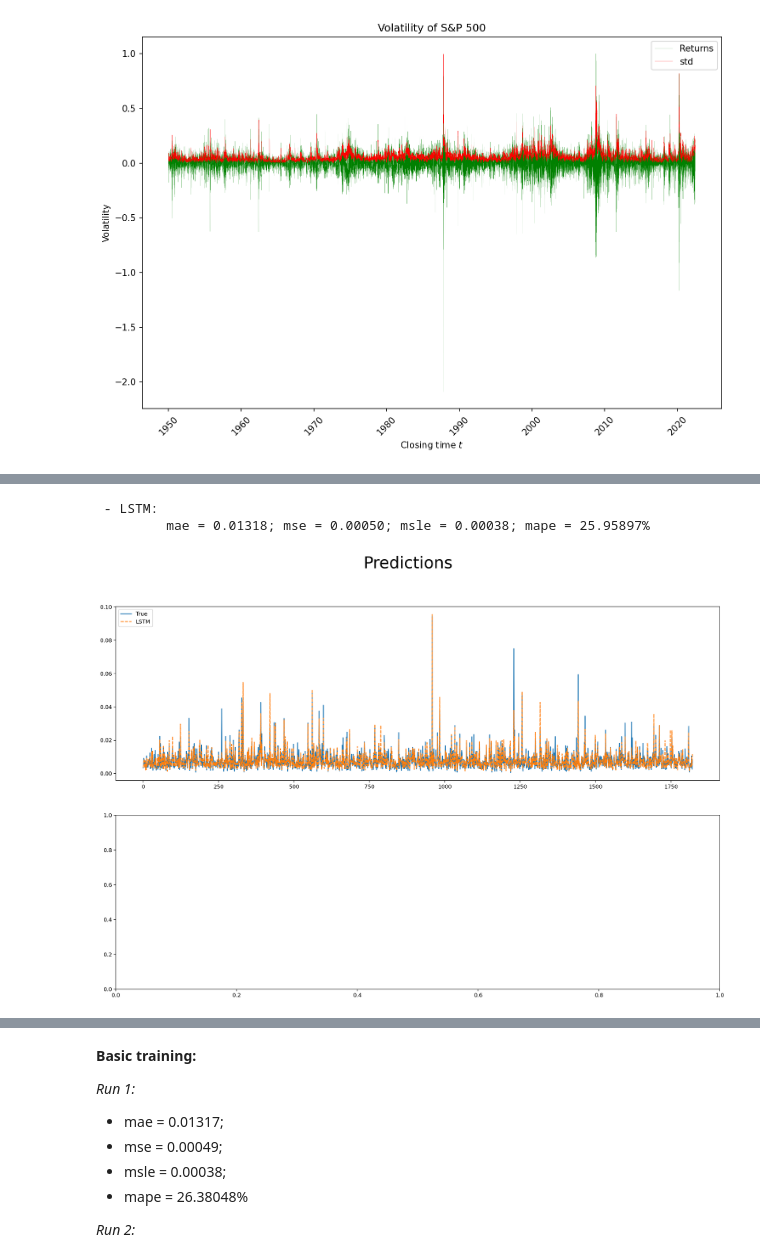
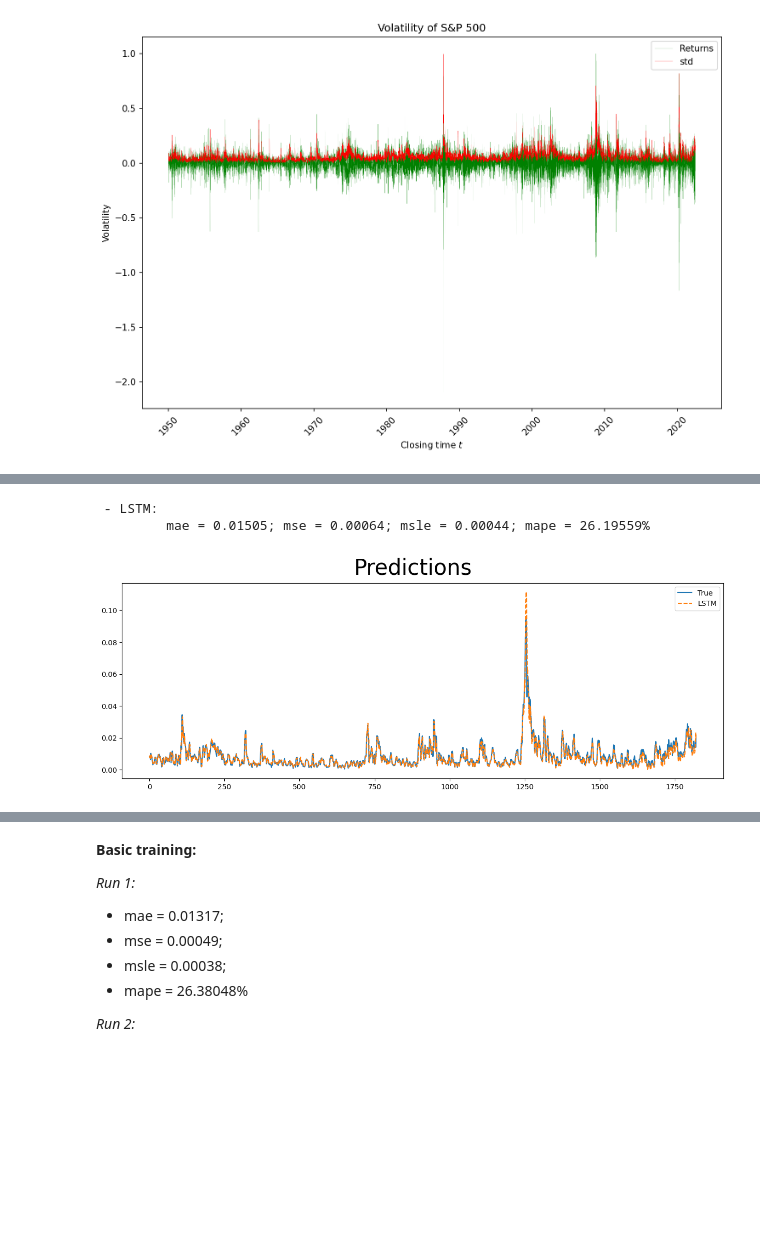
Before and after one commit to gittmp/sustainable-risk-modelling, a Jupyter notebook: Program/risk-forecasting.ipynb, the cells around one changed output, grey strips where cells are left out. Cells and saved outputs as stored; diff of their text form; code cells hidden in the pictures; blank space fills up the shorter version.

```diff
--- a/Program/risk-forecasting.ipynb
+++ b/Program/risk-forecasting.ipynb
@@ -169,8 +171,8 @@ gru_model = Sequential([
 ])
 
 lstm_model = Sequential([
-    LSTM(256, return_sequences=True, activation='tanh', input_shape=(X_train.shape[1:])),
-    LSTM(256, activation='tanh'),
+    LSTM(25, return_sequences=True, activation='tanh', input_shape=(X_train.shape[1:])),
+    LSTM(25, activation='tanh'),
     Dense(1, activation='linear')
 ])
 
@@ -188,8 +190,10 @@ models = {
     'LSTM': lstm_model
 }
 
+adam_opt = Adam(learning_rate=0.001, decay=1e-5)
+
 for model in models.values():
-    model.compile(loss='mae', optimizer='adam', metrics=['mse'])
+    model.compile(loss='mae', optimizer=adam_opt, metrics=['mse'])
 # %%
 # GSx sampling for initial seed pool
 def initial_selection(X, y, k=AL_SAMPLE):
@@ -303,6 +307,7 @@ predictions = {}
 metrics = {}
 for m in range(len(models.values())):
     model = list(models.values())[m]
+    model_name = list(models.keys())[m]
     prediction = model.predict(X_test)
 
     mae = np.abs(np.subtract(y_test, prediction)).mean()
@@ -314,7 +319,7 @@ for m in range(len(models.values())):
     msle = float(np.square(_msle).mean())
 
     metrics.update({
-        list(models.keys())[m]: {
+        model_name: {
             'mae': mae,
             'mse': mse,
             'msle': msle,
@@ -323,42 +328,39 @@ for m in range(len(models.values())):
     })
 
     predictions.update({
-        list(models.keys())[m]: prediction * volatility.max() + volatility.min()
+        model_name: prediction * volatility.max() + volatility.min()
     })
 
-    print(f" - {list(models.keys())[m]}: \n\t mae = {mae:.5f}; mse = {mse:.5f}; msle = {msle:.5f}; mape = {mape:.5f}%")
-
-
-x = 2
-y = max(len(metrics) // x, 1)
+    print(f" - {model_name}: \n\t mae = {mae:.5f}; mse = {mse:.5f}; msle = {msle:.5f}; mape = {mape:.5f}%")
 # %% [output]
  - LSTM:
-         mae = 0.01318; mse = 0.00050; msle = 0.00038; mape = 25.95897%
+         mae = 0.01505; mse = 0.00064; msle = 0.00044; mape = 26.19559%
 # %%
 y_test_unscaled = y_test * volatility.max() + volatility.min()
 
-fig, ax = plt.subplots(x, y, figsize=(10 * x, 13*y), dpi=180)
+fig, ax = plt.subplots(len(metrics), 1, figsize=(15, 5 * len(metrics)), dpi=100)
 fig.suptitle("Predictions", fontsize=30)
 
-ind = 0
-if y > 1 and x > 1:
-    for _y in range(y):
-        for _x in range(x):
-            if (_y * x + _x) < len(metrics):
-                ax[_x, _y].plot(y_test_unscaled, label='True')
-                ax[_x, _y].plot(predictions[list(metrics.keys())[ind]], linestyle='--', label=list(metrics.keys())[ind])
-                ax[_x, _y].legend(loc=2)
-                ind += 1
-else:
-    for _x in range(x):
-        if _x < len(metrics):
-            ax[_x].plot(y_test_unscaled, label='True')
-            ax[_x].plot(predictions[list(metrics.keys())[_x]], linestyle='--', label=list(metrics.keys())[_x])
-            ax[_x].legend(loc=2)
+if len(metrics) > 1:
+    for m in range(len(metrics)):
+        model = list(models.keys())[m]
+        model_name = list(metrics.keys())[m]
+
+        ax[m].plot(y_test_unscaled, label='True')
+        ax[m].plot(predictions[model_name], linestyle='--', label=model_name)
+        ax[m].legend(loc=0)
+
+elif len(metrics) == 1:
+        model = list(models.keys())[0]
+        model_name = list(metrics.keys())[0]
+
+        ax.plot(y_test_unscaled, label='True')
+        ax.plot(predictions[model_name], linestyle='--', label=model_name)
+        ax.legend(loc=0)
 
 plt.show()
 # %% [output]
-[figure, old version]
+[figure, new version]
 # %%
 fig, ax = plt.subplots(len(metrics), 2, figsize=(15, 6 * len(metrics)), dpi=100)
 fig.suptitle("Loss and MSE", fontsize=30)
```
Also changed, not shown: parts of 7 cells of this notebook.
